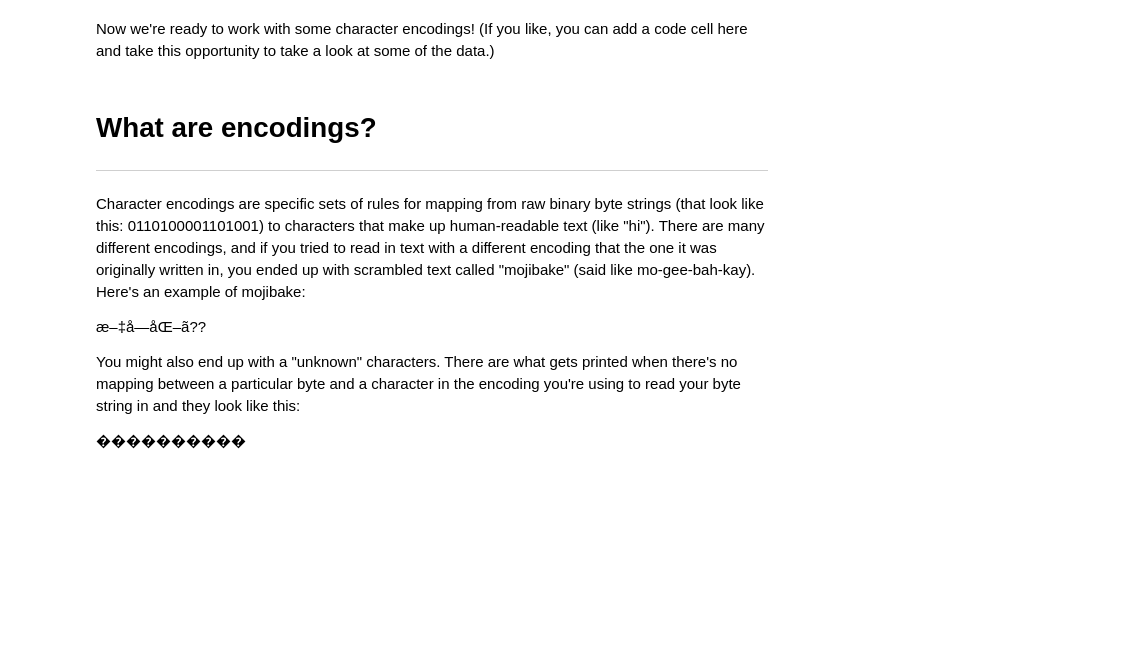
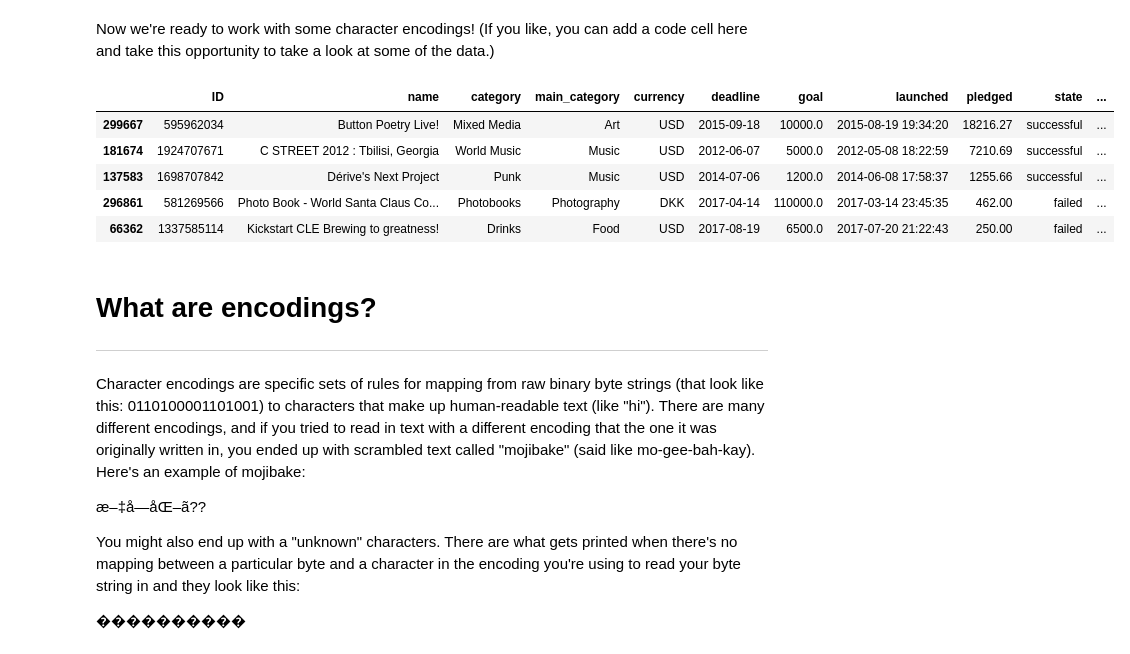
Before and after one commit to BrianLDev/data_cleaning_Kaggle, a Jupyter notebook: Data Cleaning 04-Character Encodings.ipynb, the cells around one changed output. Cells and saved outputs as stored; diff of their text form; code cells hidden in the pictures; blank space fills up the shorter version.

```diff
--- a/Data Cleaning 04-Character Encodings.ipynb
+++ b/Data Cleaning 04-Character Encodings.ipynb
@@ -38,6 +38,16 @@ import chardet
 np.random.seed(0)
 # %% [markdown]
 Now we're ready to work with some character encodings! (If you like, you can add a code cell here and take this opportunity to take a look at some of the data.)
+# %%
+kickstarter_2018 = pd.read_csv("../input/kickstarter-projects/ks-projects-201801.csv")
+kickstarter_2018.sample(5)
+# %% [output]
+|  | ID | name | category | main_category | currency | deadline | goal | launched | pledged | state | ... |
+| 299667 | 595962034 | Button Poetry Live! | Mixed Media | Art | USD | 2015-09-18 | 10000.0 | 2015-08-19 19:34:20 | 18216.27 | successful | ... |
+| 181674 | 1924707671 | C STREET 2012 : Tbilisi, Georgia | World Music | Music | USD | 2012-06-07 | 5000.0 | 2012-05-08 18:22:59 | 7210.69 | successful | ... |
+| 137583 | 1698707842 | Dérive's Next Project | Punk | Music | USD | 2014-07-06 | 1200.0 | 2014-06-08 17:58:37 | 1255.66 | successful | ... |
+| 296861 | 581269566 | Photo Book - World Santa Claus Co... | Photobooks | Photography | DKK | 2017-04-14 | 110000.0 | 2017-03-14 23:45:35 | 462.00 | failed | ... |
+| 66362 | 1337585114 | Kickstart CLE Brewing to greatness! | Drinks | Food | USD | 2017-08-19 | 6500.0 | 2017-07-20 21:22:43 | 250.00 | failed | ... |
 # %% [markdown]
 # What are encodings?
 ____
```
Also changed, not shown: parts of 18 cells of this notebook.
